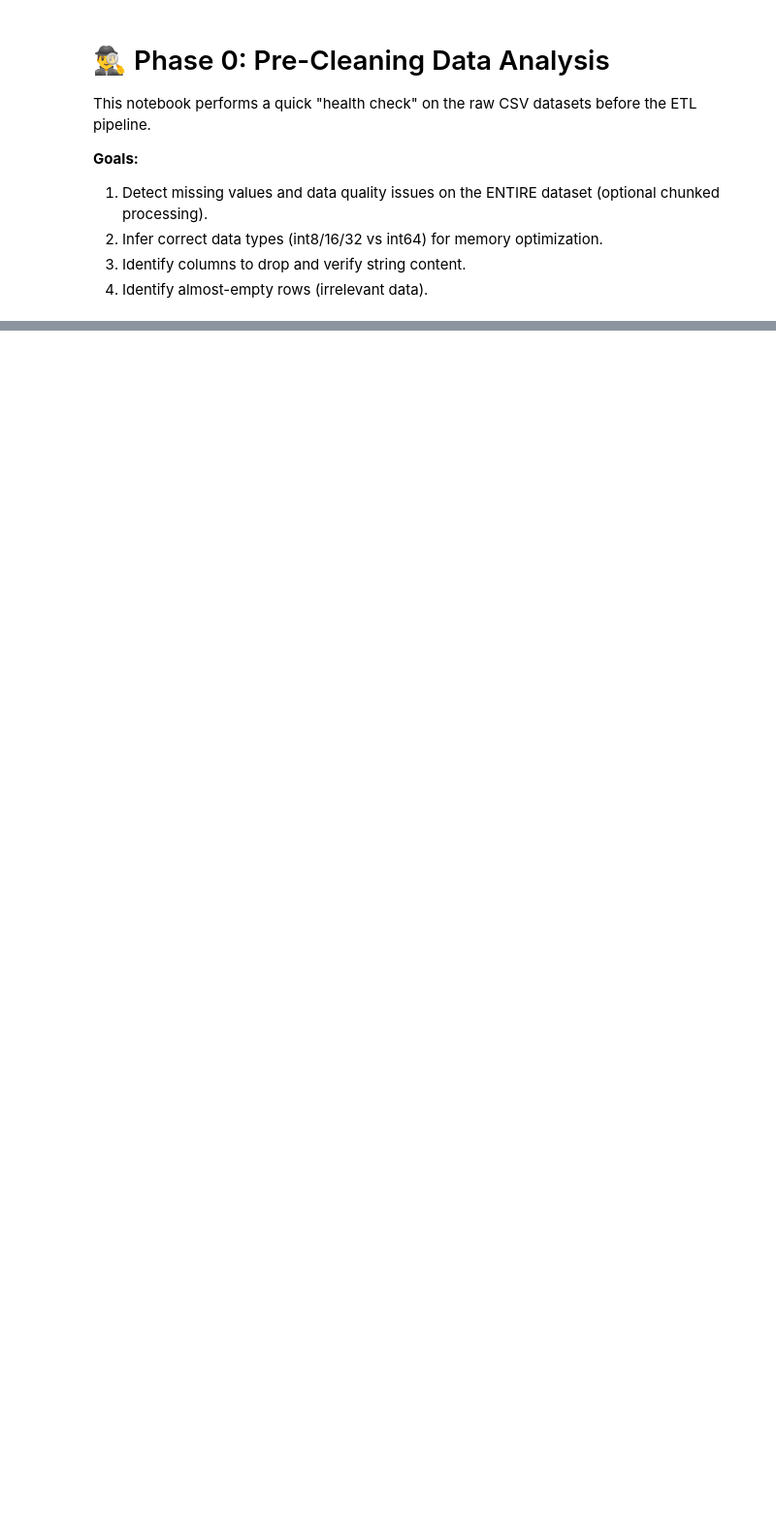
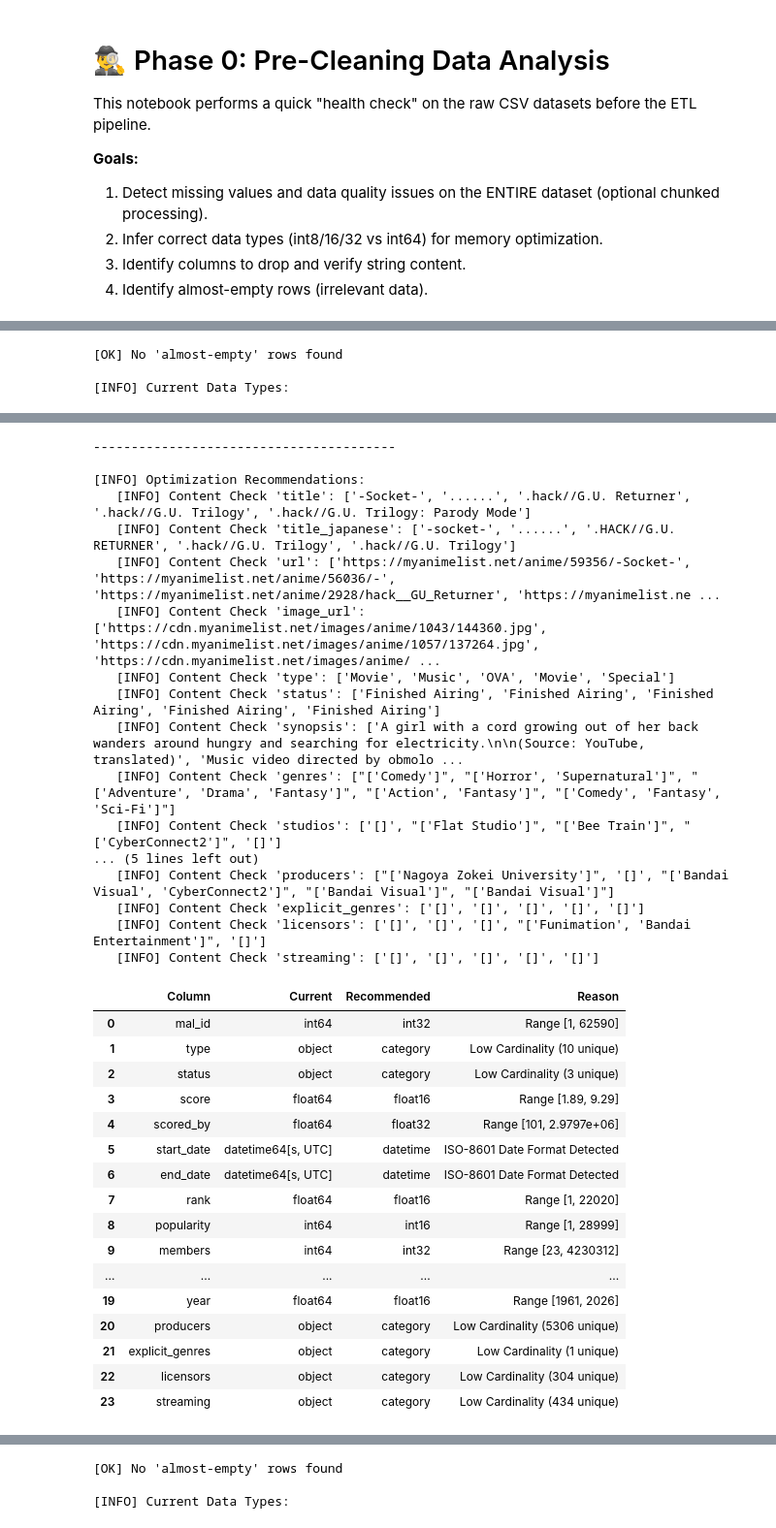
Before and after one commit to Seintian/unito-hci-data-analysis-25-26, a Jupyter notebook: solution/notebooks/00_pre_cleaning_analysis.ipynb, the cells around one changed output, grey strips where cells are left out. Shown at 97% size. Saved outputs shown, nothing was run; the diff lists cells and outputs as text; code cells hidden in the pictures; blank space fills up the shorter version.

```diff
--- a/solution/notebooks/00_pre_cleaning_analysis.ipynb
+++ b/solution/notebooks/00_pre_cleaning_analysis.ipynb
@@ -24,6 +32,12 @@ from nb_00_pre_cleaning_analysis import analyze_file
 # %%
-csv_files: List[str] = glob.glob(os.path.join(str(RAW_DATA_DIR), "*.csv"))
-print(f"Found {len(csv_files)} CSV files in {RAW_DATA_DIR}\n")
+# Analyze each specific dataset defined for the project
+print(f"Starting analysis for {len(RAW_FILES)} datasets...\n")
 
-for csv_file in csv_files:
-    analyze_file(csv_file)
+for name in RAW_FILES.keys():
+    try:
+        path = get_raw_path(name)
+        analyze_file(str(path))
+        print("=" * 40)
+    except Exception as e:
+        print(f"[ERROR] Failed to analyze {name} ({path}): {e}")
+# %% [output]
@@ -29,0 +69,3 @@ for csv_file in csv_files:
+[OK] No 'almost-empty' rows found
+
+[INFO] Current Data Types:
@@ -29,0 +90,34 @@ for csv_file in csv_files:
+----------------------------------------
+
+[INFO] Optimization Recommendations:
+   [INFO] Content Check 'title': ['-Socket-', '......', '.hack//G.U. Returner', '.hack//G.U. Trilogy', '.hack//G.U. Trilogy: Parody Mode']
+   [INFO] Content Check 'title_japanese': ['-socket-', '......', '.HACK//G.U. RETURNER', '.hack//G.U. Trilogy', '.hack//G.U. Trilogy']
+   [INFO] Content Check 'url': ['https://myanimelist.net/anime/59356/-Socket-', 'https://myanimelist.net/anime/56036/-', 'https://myanimelist.net/anime/2928/hack__GU_Returner', 'https://myanimelist.ne ...
+   [INFO] Content Check 'image_url': ['https://cdn.myanimelist.net/images/anime/1043/144360.jpg', 'https://cdn.myanimelist.net/images/anime/1057/137264.jpg', 'https://cdn.myanimelist.net/images/anime/ ...
+   [INFO] Content Check 'type': ['Movie', 'Music', 'OVA', 'Movie', 'Special']
+   [INFO] Content Check 'status': ['Finished Airing', 'Finished Airing', 'Finished Airing', 'Finished Airing', 'Finished Airing']
+   [INFO] Content Check 'synopsis': ['A girl with a cord growing out of her back wanders around hungry and searching for electricity.\n\n(Source: YouTube, translated)', 'Music video directed by obmolo ...
+   [INFO] Content Check 'genres': ["['Comedy']", "['Horror', 'Supernatural']", "['Adventure', 'Drama', 'Fantasy']", "['Action', 'Fantasy']", "['Comedy', 'Fantasy', 'Sci-Fi']"]
+   [INFO] Content Check 'studios': ['[]', "['Flat Studio']", "['Bee Train']", "['CyberConnect2']", '[]']
+... (5 lines left out)
+   [INFO] Content Check 'producers': ["['Nagoya Zokei University']", '[]', "['Bandai Visual', 'CyberConnect2']", "['Bandai Visual']", "['Bandai Visual']"]
+   [INFO] Content Check 'explicit_genres': ['[]', '[]', '[]', '[]', '[]']
+   [INFO] Content Check 'licensors': ['[]', '[]', '[]', "['Funimation', 'Bandai Entertainment']", '[]']
+   [INFO] Content Check 'streaming': ['[]', '[]', '[]', '[]', '[]']
+|  | Column | Current | Recommended | Reason |
+| 0 | mal_id | int64 | int32 | Range [1, 62590] |
+| 1 | type | object | category | Low Cardinality (10 unique) |
+| 2 | status | object | category | Low Cardinality (3 unique) |
+| 3 | score | float64 | float16 | Range [1.89, 9.29] |
+| 4 | scored_by | float64 | float32 | Range [101, 2.9797e+06] |
+| 5 | start_date | datetime64[s, UTC] | datetime | ISO-8601 Date Format Detected |
+| 6 | end_date | datetime64[s, UTC] | datetime | ISO-8601 Date Format Detected |
+| 7 | rank | float64 | float16 | Range [1, 22020] |
+| 8 | popularity | int64 | int16 | Range [1, 28999] |
+| 9 | members | int64 | int32 | Range [23, 4230312] |
+| ... | ... | ... | ... | ... |
+| 19 | year | float64 | float16 | Range [1961, 2026] |
+| 20 | producers | object | category | Low Cardinality (5306 unique) |
+| 21 | explicit_genres | object | category | Low Cardinality (1 unique) |
+| 22 | licensors | object | category | Low Cardinality (304 unique) |
+| 23 | streaming | object | category | Low Cardinality (434 unique) |
@@ -29,0 +158,3 @@ for csv_file in csv_files:
+[OK] No 'almost-empty' rows found
+
+[INFO] Current Data Types:
```
Also changed, not shown: parts of 3 cells of this notebook, 12 other files.
